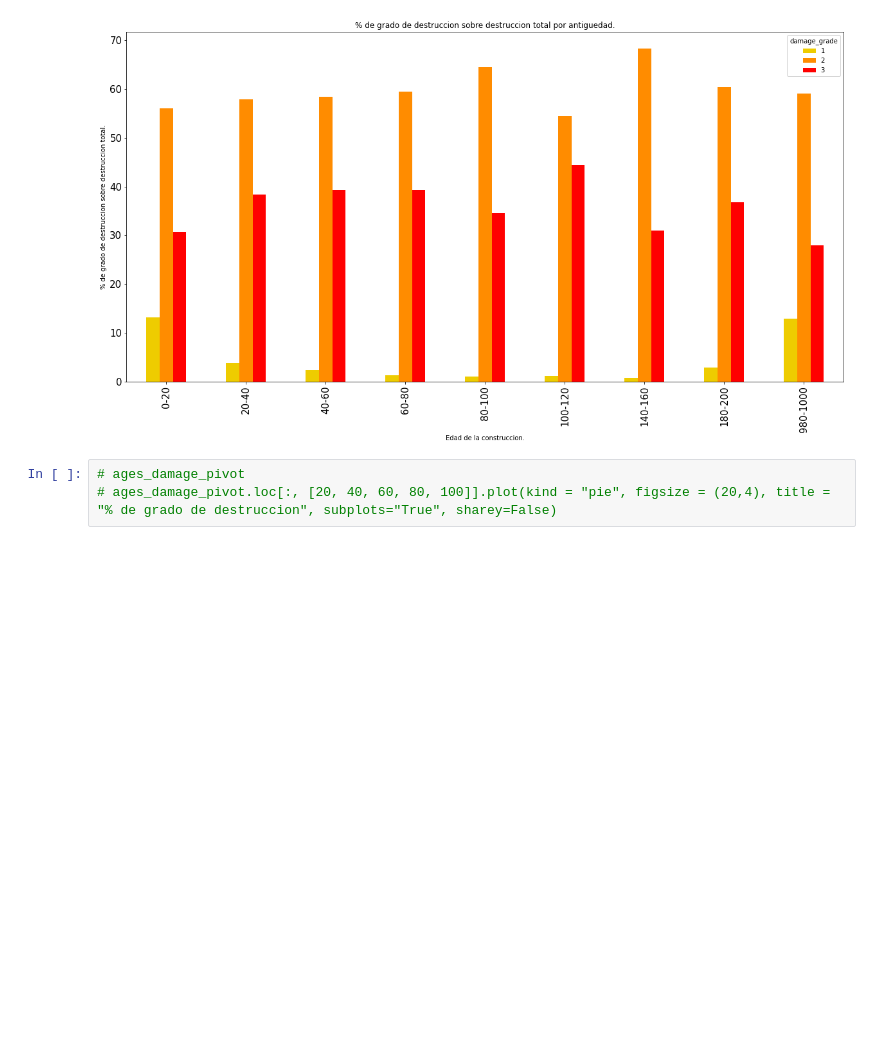
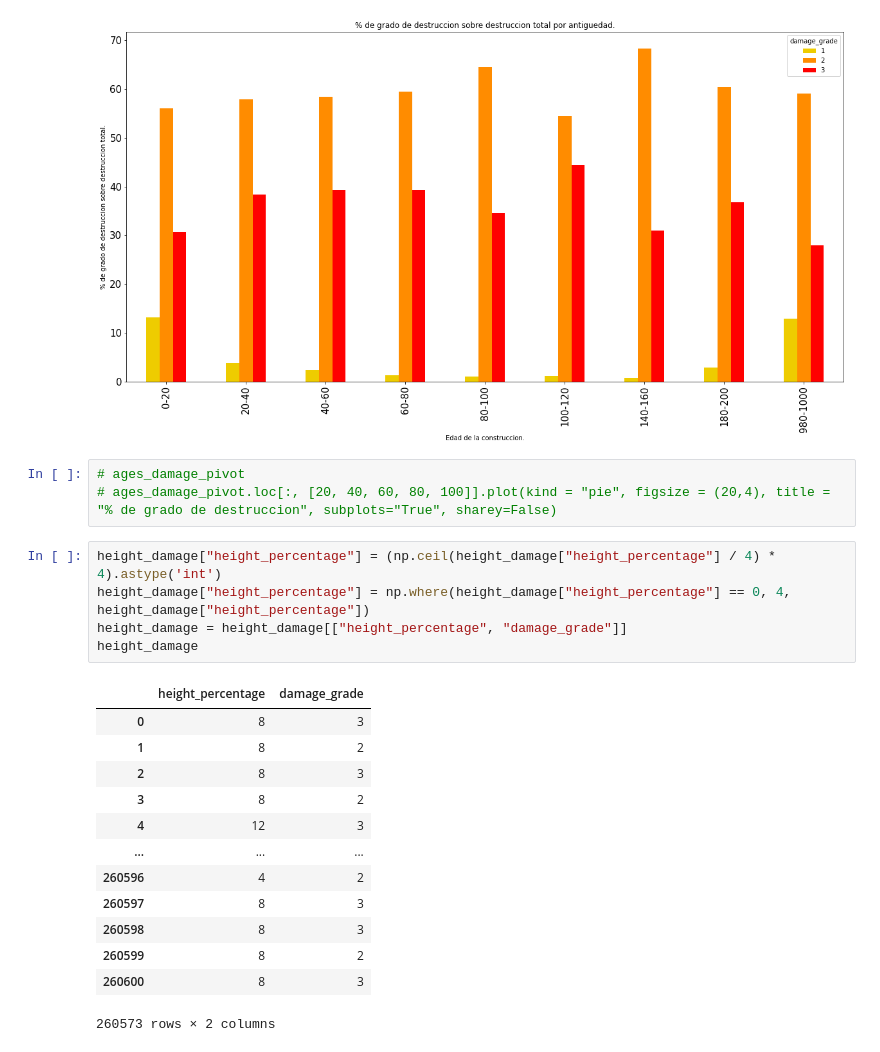
Before and after one commit to joaquinfontela/OrganizacionDeDatos-TP1, a Jupyter notebook: src/Continuous.ipynb, the cells around one changed output. Drawn from its saved outputs; the diff is of its cells as text; blank space fills up the shorter version.

```diff
--- a/src/Continuous.ipynb
+++ b/src/Continuous.ipynb
@@ -227,3 +227,22 @@ ages_damage_pivot.plot(kind = "bar",\
 # %%
 # ages_damage_pivot
 # ages_damage_pivot.loc[:, [20, 40, 60, 80, 100]].plot(kind = "pie", figsize = (20,4), title = "% de grado de destruccion", subplots="True", sharey=False)
+# %%
+height_damage["height_percentage"] = (np.ceil(height_damage["height_percentage"] / 4) * 4).astype('int')
+height_damage["height_percentage"] = np.where(height_damage["height_percentage"] == 0, 4, height_damage["height_percentage"])
+height_damage = height_damage[["height_percentage", "damage_grade"]]
+height_damage
+# %% [output]
+|  | height_percentage | damage_grade |
+| 0 | 8 | 3 |
+| 1 | 8 | 2 |
+| 2 | 8 | 3 |
+| 3 | 8 | 2 |
+| 4 | 12 | 3 |
+| ... | ... | ... |
+| 260596 | 4 | 2 |
+| 260597 | 8 | 3 |
+| 260598 | 8 | 3 |
+| 260599 | 8 | 2 |
+| 260600 | 8 | 3 |
+260573 rows × 2 columns
```
Also changed, not shown: parts of 3 cells of this notebook.
